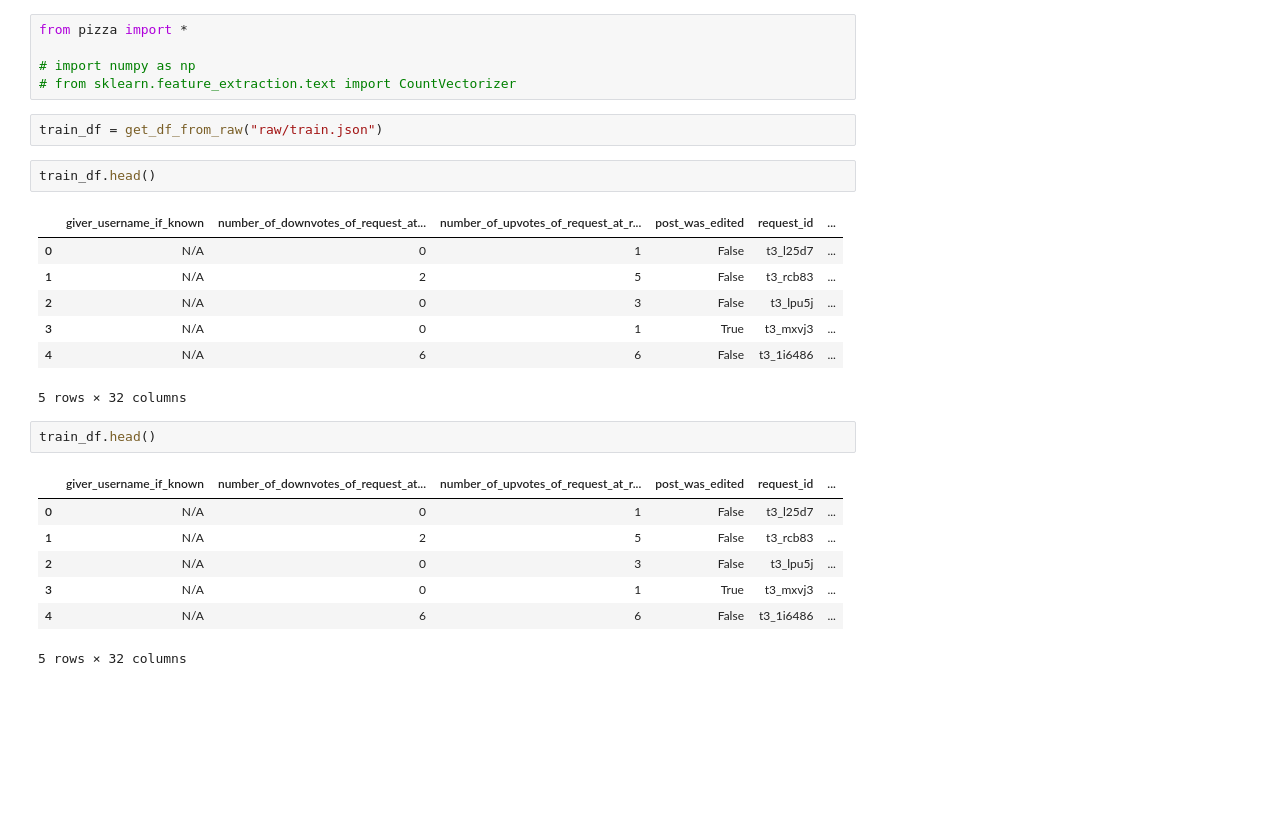
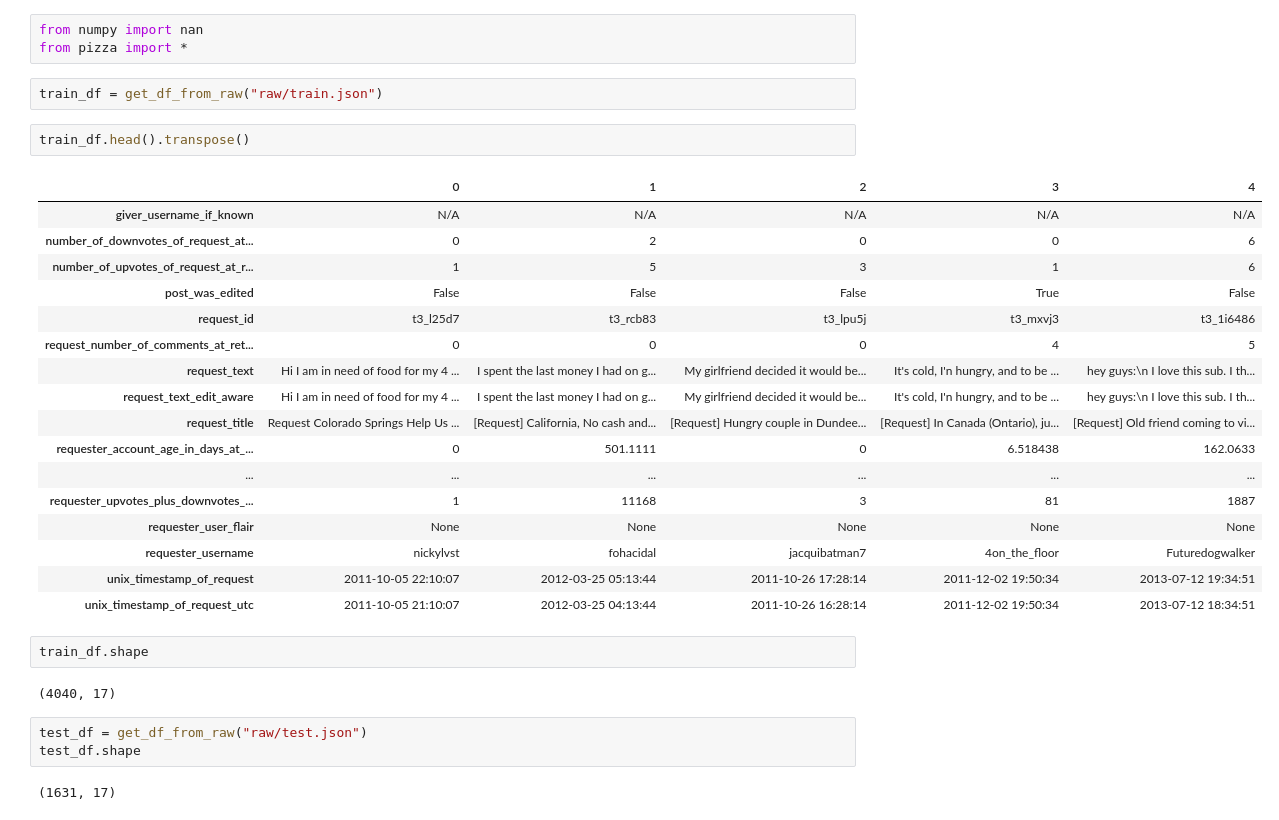
Before and after one commit to dchudz/pycon2015-kaggle-tutorial, a Jupyter notebook: pizza.ipynb, the cells around one changed output. Saved outputs shown, nothing was run; the diff lists cells and outputs as text; blank space fills up the shorter version.

Commit message:
exploring pizza data

```diff
--- a/pizza.ipynb
+++ b/pizza.ipynb
@@ -1,27 +1,34 @@
-# %%
-from pizza import *
-
-# import numpy as np
-# from sklearn.feature_extraction.text import CountVectorizer
+# %%
+from numpy import nan
+from pizza import *
 # %%
 train_df = get_df_from_raw("raw/train.json")
 # %%
-train_df.head()
+train_df.head().transpose()
 # %% [output]
-|  | giver_username_if_known | number_of_downvotes_of_request_at... | number_of_upvotes_of_request_at_r... | post_was_edited | request_id | ... |
-| 0 | N/A | 0 | 1 | False | t3_l25d7 | ... |
-| 1 | N/A | 2 | 5 | False | t3_rcb83 | ... |
-| 2 | N/A | 0 | 3 | False | t3_lpu5j | ... |
-| 3 | N/A | 0 | 1 | True | t3_mxvj3 | ... |
-| 4 | N/A | 6 | 6 | False | t3_1i6486 | ... |
+|  | 0 | 1 | 2 | 3 | 4 |
+| giver_username_if_known | N/A | N/A | N/A | N/A | N/A |
+| number_of_downvotes_of_request_at... | 0 | 2 | 0 | 0 | 6 |
+| number_of_upvotes_of_request_at_r... | 1 | 5 | 3 | 1 | 6 |
+| post_was_edited | False | False | False | True | False |
+| request_id | t3_l25d7 | t3_rcb83 | t3_lpu5j | t3_mxvj3 | t3_1i6486 |
+| request_number_of_comments_at_ret... | 0 | 0 | 0 | 4 | 5 |
+| request_text | Hi I am in need of food for my 4 ... | I spent the last money I had on g... | My girlfriend decided it would be... | It's cold, I'n hungry, and to be ... | hey guys:\n I love this sub. I th... |
+| request_text_edit_aware | Hi I am in need of food for my 4 ... | I spent the last money I had on g... | My girlfriend decided it would be... | It's cold, I'n hungry, and to be ... | hey guys:\n I love this sub. I th... |
+| request_title | Request Colorado Springs Help Us ... | [Request] California, No cash and... | [Request] Hungry couple in Dundee... | [Request] In Canada (Ontario), ju... | [Request] Old friend coming to vi... |
+| requester_account_age_in_days_at_... | 0 | 501.1111 | 0 | 6.518438 | 162.0633 |
+| ... | ... | ... | ... | ... | ... |
+| requester_upvotes_plus_downvotes_... | 1 | 11168 | 3 | 81 | 1887 |
+| requester_user_flair | None | None | None | None | None |
+| requester_username | nickylvst | fohacidal | jacquibatman7 | 4on_the_floor | Futuredogwalker |
+| unix_timestamp_of_request | 2011-10-05 22:10:07 | 2012-03-25 05:13:44 | 2011-10-26 17:28:14 | 2011-12-02 19:50:34 | 2013-07-12 19:34:51 |
+| unix_timestamp_of_request_utc | 2011-10-05 21:10:07 | 2012-03-25 04:13:44 | 2011-10-26 16:28:14 | 2011-12-02 19:50:34 | 2013-07-12 18:34:51 |
-5 rows × 32 columns
 # %%
-train_df.head()
+train_df.shape
 # %% [output]
-|  | giver_username_if_known | number_of_downvotes_of_request_at... | number_of_upvotes_of_request_at_r... | post_was_edited | request_id | ... |
-| 0 | N/A | 0 | 1 | False | t3_l25d7 | ... |
-| 1 | N/A | 2 | 5 | False | t3_rcb83 | ... |
-| 2 | N/A | 0 | 3 | False | t3_lpu5j | ... |
-| 3 | N/A | 0 | 1 | True | t3_mxvj3 | ... |
-| 4 | N/A | 6 | 6 | False | t3_1i6486 | ... |
-5 rows × 32 columns
+(4040, 17)
+# %%
+test_df = get_df_from_raw("raw/test.json")
+test_df.shape
+# %% [output]
+(1631, 17)
```
Also changed, not shown: parts of 11 cells of this notebook, 2 other files.
